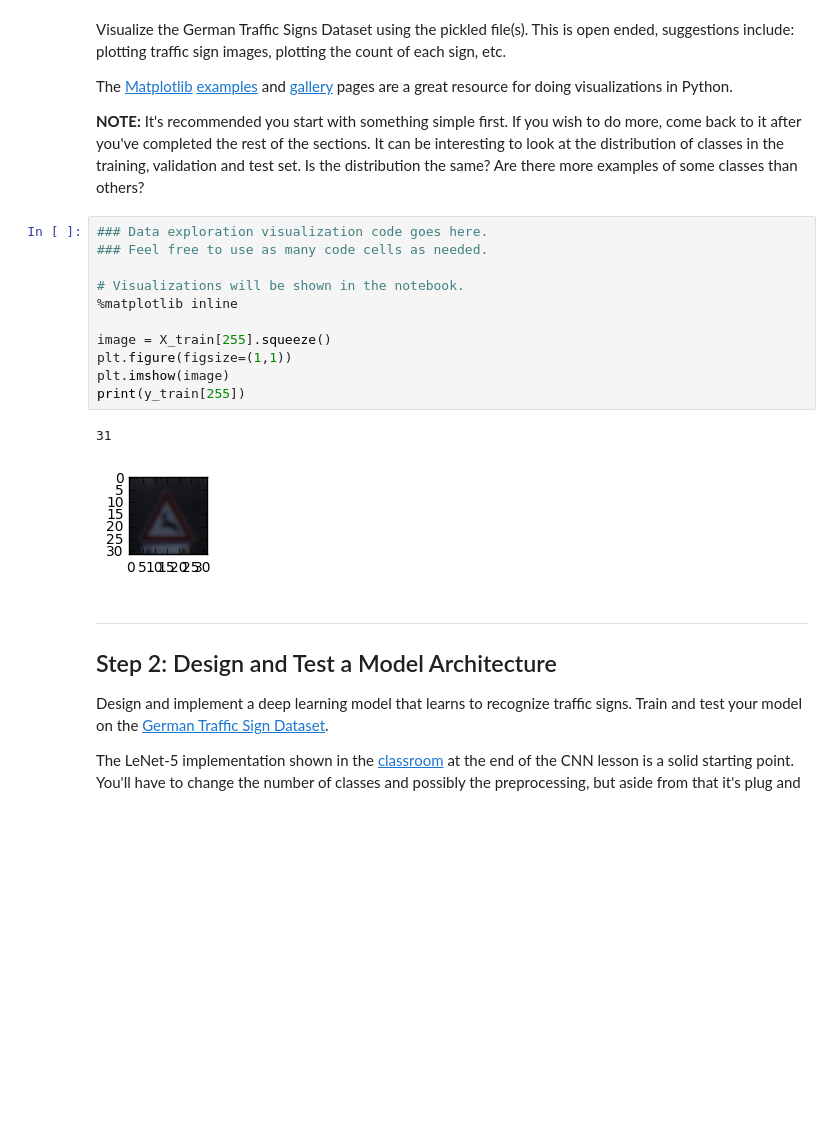
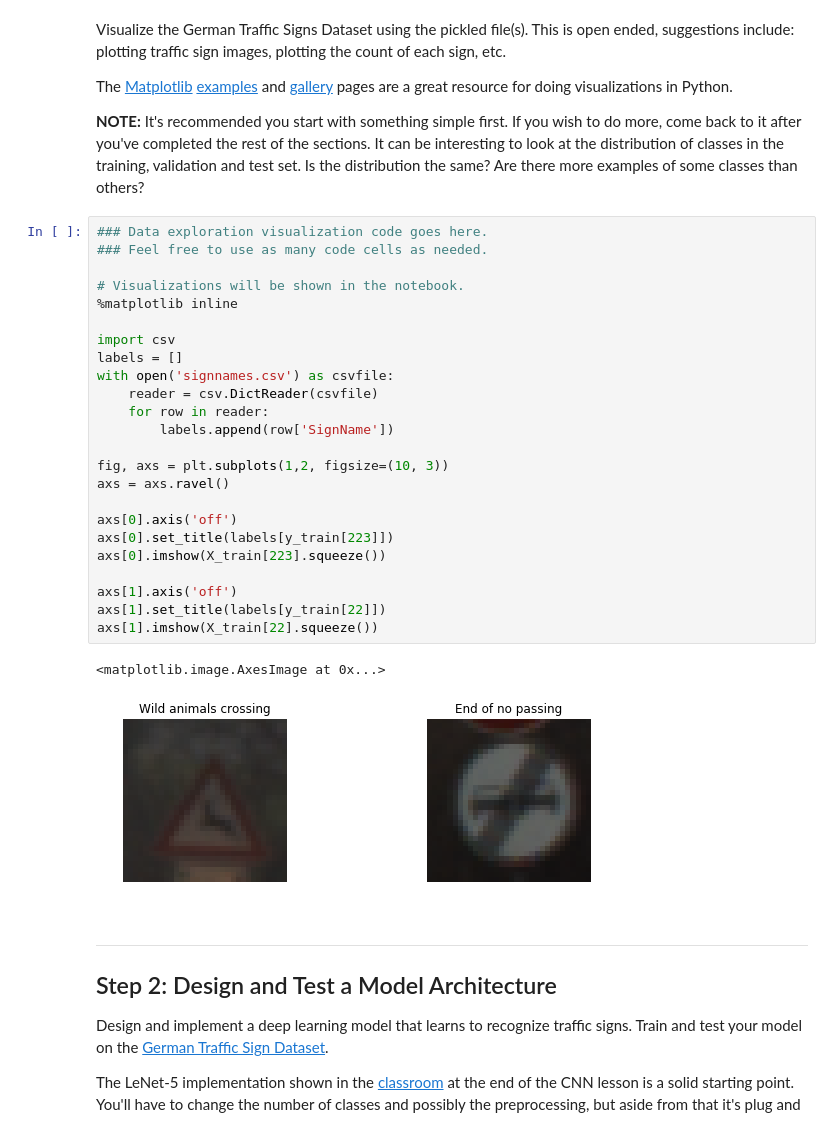
Before and after one commit to bradbenvenuti/traffic-signs, a Jupyter notebook: Traffic_Sign_Classifier.ipynb, the cells around one changed output. Saved outputs shown, nothing was run; the diff lists cells and outputs as text; blank space fills up the shorter version.

```diff
--- a/Traffic_Sign_Classifier.ipynb
+++ b/Traffic_Sign_Classifier.ipynb
@@ -102,17 +96,30 @@ The [Matplotlib](http://matplotlib.org/) [examples](http://matplotlib.org/exampl
 # %%
 ### Data exploration visualization code goes here.
 ### Feel free to use as many code cells as needed.
 
 # Visualizations will be shown in the notebook.
 %matplotlib inline
 
-image = X_train[255].squeeze()
-plt.figure(figsize=(1,1))
-plt.imshow(image)
-print(y_train[255])
+import csv
+labels = []
+with open('signnames.csv') as csvfile:
+    reader = csv.DictReader(csvfile)
+    for row in reader:
+        labels.append(row['SignName'])
+
+fig, axs = plt.subplots(1,2, figsize=(10, 3))
+axs = axs.ravel()
+
+axs[0].axis('off')
+axs[0].set_title(labels[y_train[223]])
+axs[0].imshow(X_train[223].squeeze())
+
+axs[1].axis('off')
+axs[1].set_title(labels[y_train[22]])
+axs[1].imshow(X_train[22].squeeze())
 # %% [output]
-31
+<matplotlib.image.AxesImage at 0x...>
-[figure, old version]
+[figure, new version]
 # %% [markdown]
 ----
 
```
Also changed, not shown: parts of 6 cells of this notebook, 3 other files.
